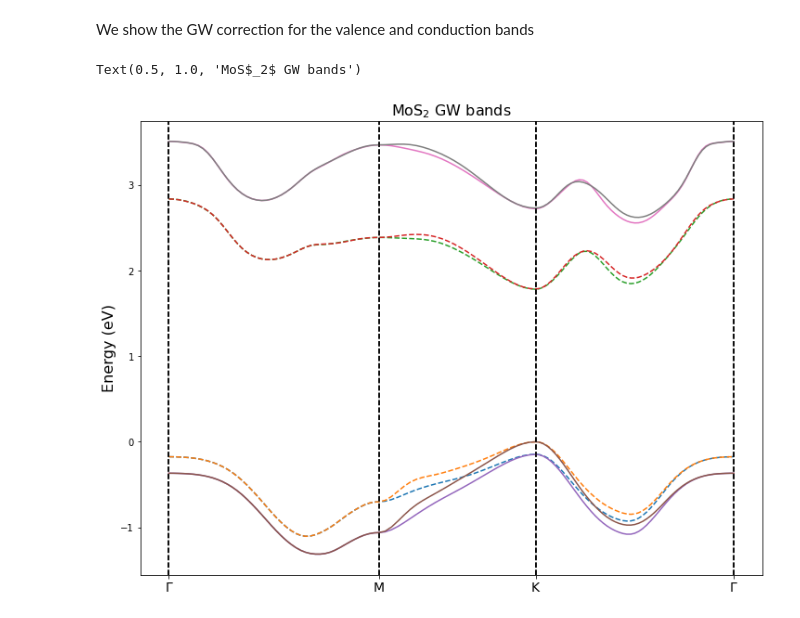
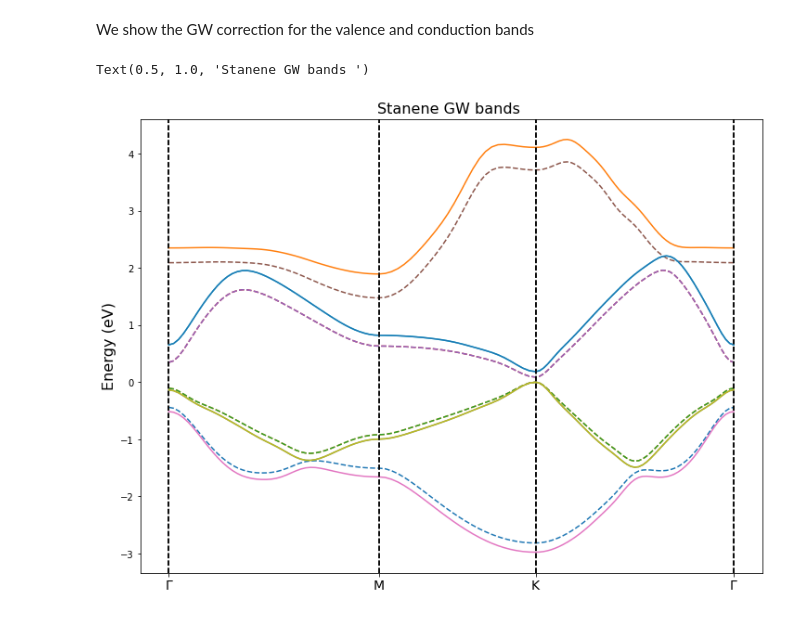
Before and after one commit to marcodalessandro76/Stanene, a Jupyter notebook: GW_Analysis-ONCV.ipynb, the cells around one changed output. Drawn from its saved outputs; the diff is of its cells as text; code cells hidden in the pictures.

```diff
--- a/GW_Analysis-ONCV.ipynb
+++ b/GW_Analysis-ONCV.ipynb
@@ -992,8 +673,8 @@ In this way we can compute the quasi-particle correction of the band structure.
 
 At this level of the analysis we perform these computations for the 30x30x1 $k$-points samplings.
 # %%
-kpoints = 30
-run_dir = 'GW_analysis/kpoints_%s-nbnds_500'%kpoints
+kpoints = 18
+run_dir = 'GW_analysis-ONCV/kpoints_%s-nbnds_500'%kpoints
 # %%
 ntasks_c = 32
 ntasks_v = int(ntasks/ntasks_c)
@@ -1142,11 +834,11 @@ We show the GW correction for the valence and conduction bands
 # %%
 # Results for the 18x18x1 kpoints sampling
 
 fig, ax = plt.subplots(figsize=(12, 9))
-bands_dft.plot(plt,selection=[2,3,4,5],linestyle='--',label='dft')
-bands_gw.plot(plt,selection=[2,3,4,5],linestyle='-',label='gw')
+bands_dft.plot(plt,selection=[2,3,4,5,6,7],linestyle='--',label='dft')
+bands_gw.plot(plt,selection=[2,3,4,5,6,7],linestyle='-',label='gw')
 ax.set_ylabel('Energy (eV)',size=16)
-plt.title('MoS$_2$ GW bands',size=16)
+plt.title('Stanene GW bands ',size=16)
 # %% [output]
-Text(0.5, 1.0, 'MoS$_2$ GW bands')
+Text(0.5, 1.0, 'Stanene GW bands ')
-[figure, old version]
+[figure, new version]
```
Also changed, not shown: parts of 45 cells of this notebook, 1 other file.
